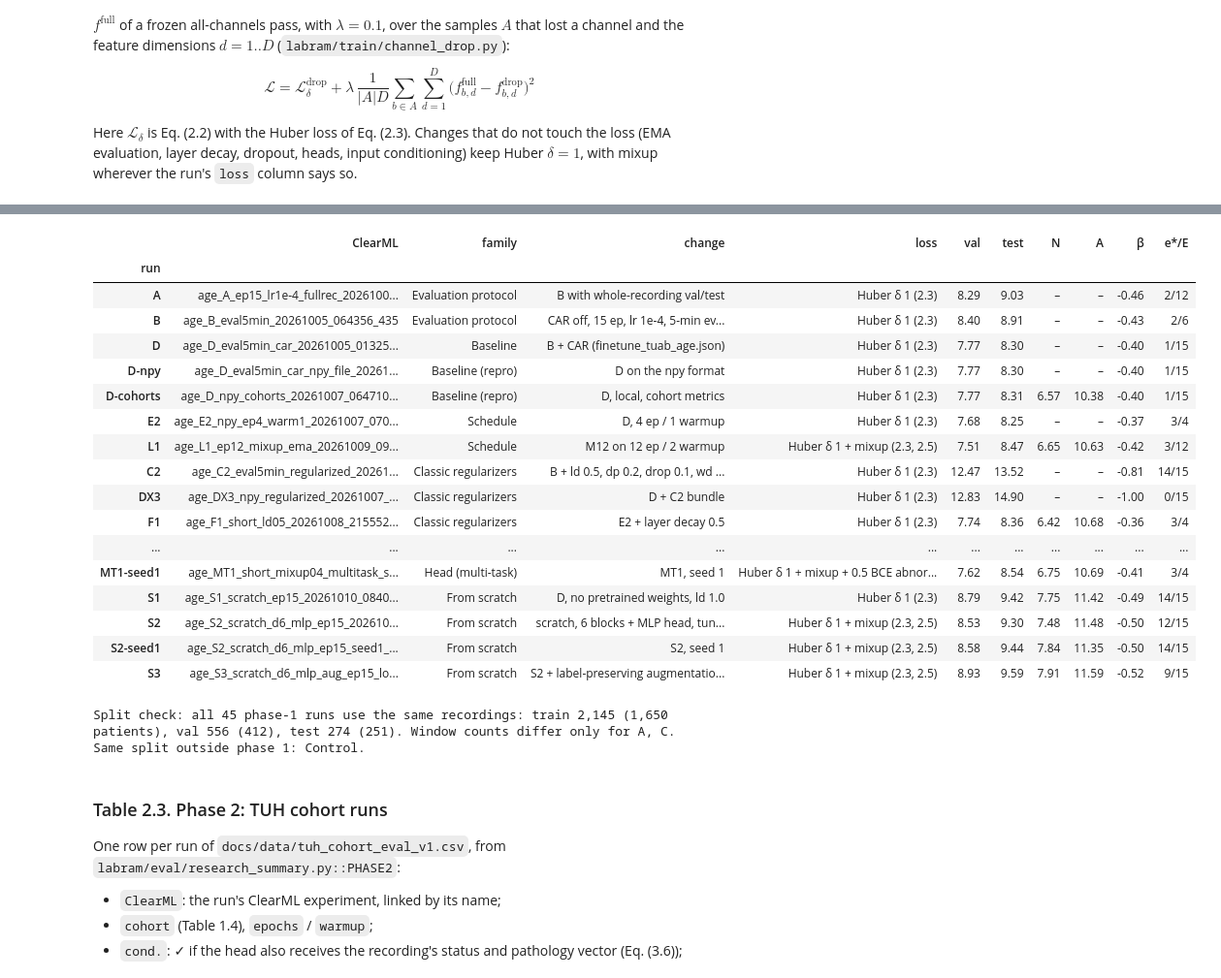
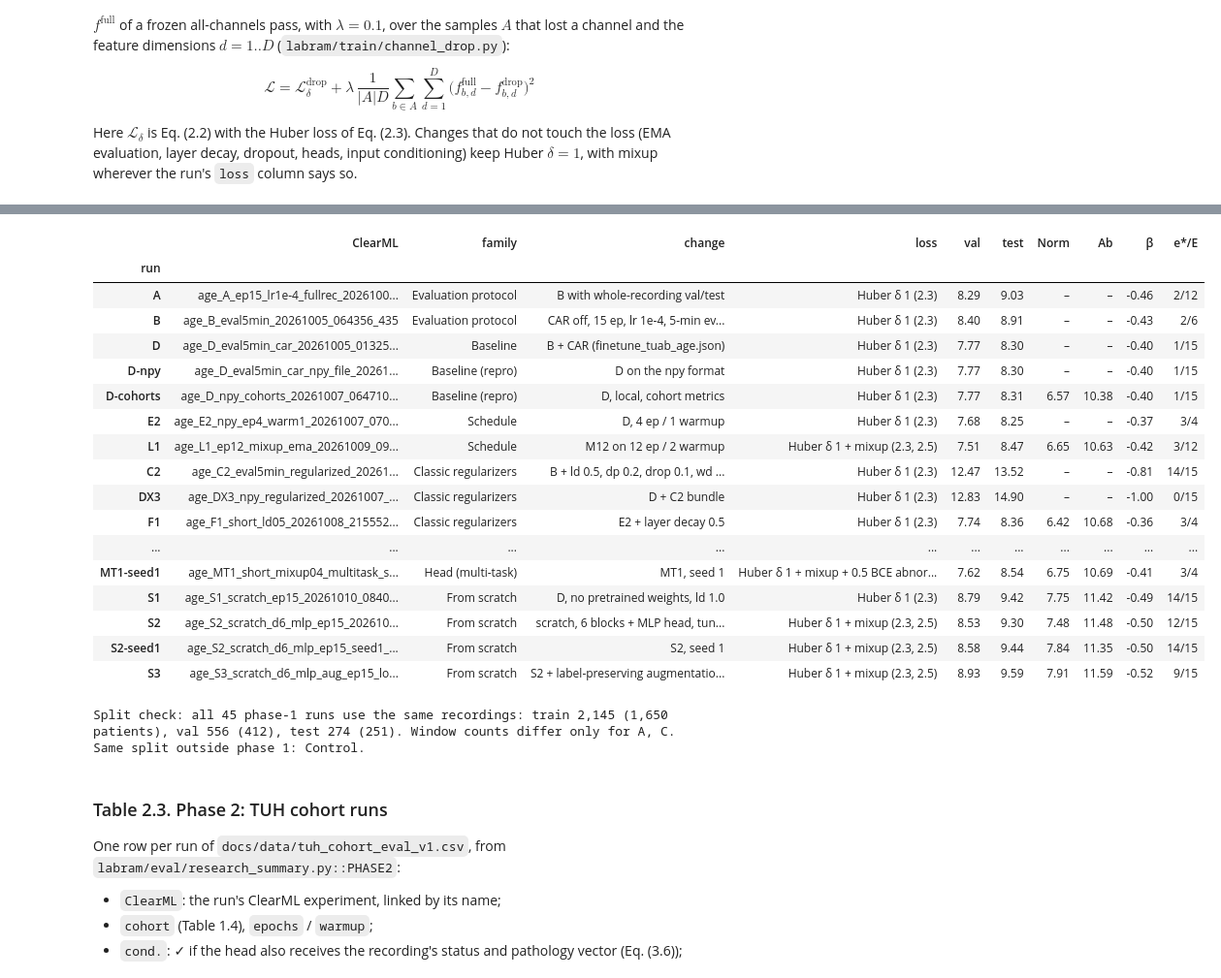
Before and after one commit to Neuro-Clalit/LaBraM, a Jupyter notebook: notebooks/brain_age_research_summary.ipynb, the cells around one changed output, grey strips where cells are left out. Shown at 97% size. Cells and saved outputs as stored; diff of their text form; code cells hidden in the pictures.

Commit message:
Brain-age summary: Table 2.2 columns N / A renamed to Norm / Ab
Co-Authored-By: Claude Opus 5.5 <noreply@anthropic.com>

```diff
--- a/notebooks/brain_age_research_summary.ipynb
+++ b/notebooks/brain_age_research_summary.ipynb
@@ -1311,24 +1311,24 @@ The pre-study baseline (LaBraM fine-tuned with the original recipe adapted to re
 # %%
 t21 = reg.assign(ClearML=reg.run.map(cml.link), loss=reg.run.map(rs.run_loss),
                  epochs_=[f"{b:.0f}/{e:.0f}" for b, e in zip(reg.best_epoch, reg.epochs)])
 t21 = t21[["run", "ClearML", "family", "change", "loss", "val", "test", "test_normal", "test_abnormal", "beta",
-           "epochs_"]].rename(columns={"test_normal": "N", "test_abnormal": "A", "beta": "β", "epochs_": "e*/E"})
+           "epochs_"]].rename(columns={"test_normal": "Norm", "test_abnormal": "Ab", "beta": "β", "epochs_": "e*/E"})
 display(numbered_table(t21.set_index("run"), "2.2", "Phase 1 runs"))
 
 # split check: identical train/val/test recording lists (digests) across the phase-1 runs
 p1 = list(reg.run)
 groups = split_sig.loc[p1].groupby(split_sig.loc[p1]).groups
 assert len(groups) == 1, f"phase-1 runs differ in their split: {dict(groups)}"
 n = run_splits[run_splits.run == "D"].set_index("split")
 win = run_splits[run_splits.run.isin(p1)].pivot(index="run", columns="split", values="windows")
 odd = win[(win != win.loc["D"]).any(axis=1)].index.tolist()
 same = sorted(r for r in split_sig.index if r not in p1 and split_sig[r] == split_sig["D"])
 print(f"Split check: all {len(p1)} phase-1 runs use the same recordings: train {n.recordings['train']:,} "
       f"({n.patients['train']:,} patients), val {n.recordings['val']} ({n.patients['val']}), "
       f"test {n.recordings['test']} ({n.patients['test']}). Window counts differ only for {', '.join(odd)}. "
       f"Same split outside phase 1: {', '.join(same)}.")
 # %% [output]
-|  | ClearML | family | change | loss | val | test | N | A | β | e*/E |
+|  | ClearML | family | change | loss | val | test | Norm | Ab | β | e*/E |
 | run |  |  |  |  |  |  |  |  |  |  |
 | A | age_A_ep15_lr1e-4_fullrec_2026100... | Evaluation protocol | B with whole-recording val/test | Huber δ 1 (2.3) | 8.29 | 9.03 | – | – | -0.46 | 2/12 |
 | B | age_B_eval5min_20261005_064356_435 | Evaluation protocol | CAR off, 15 ep, lr 1e-4, 5-min ev... | Huber δ 1 (2.3) | 8.40 | 8.91 | – | – | -0.43 | 2/6 |
```
Also changed, not shown: parts of 1 cell of this notebook, 1 other file.
